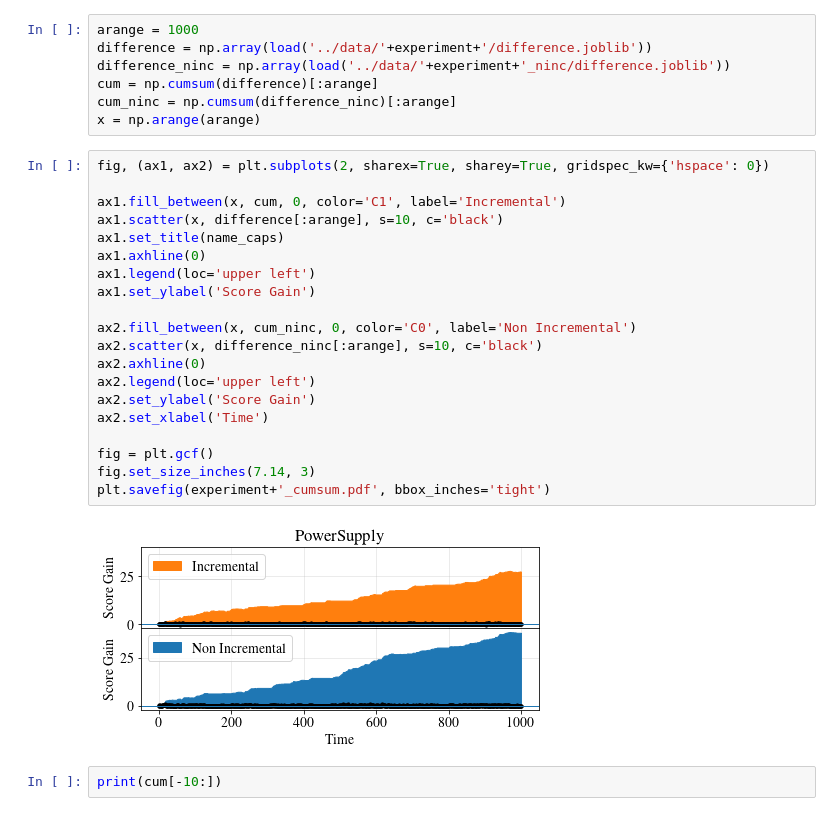
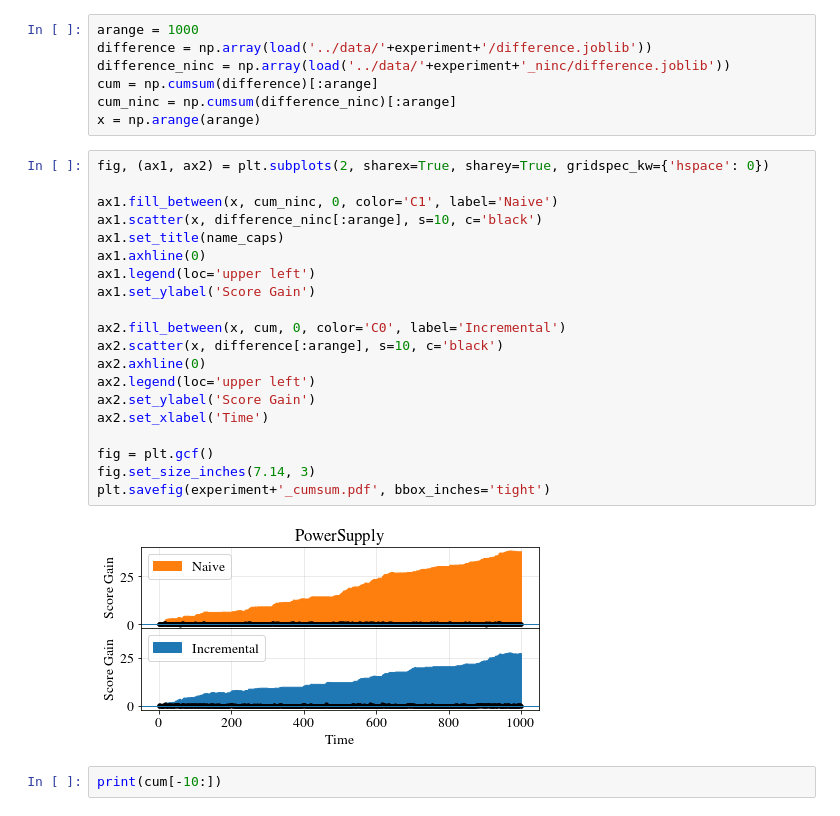
Before and after one commit to maffei2443/meta_experiments, a Jupyter notebook: notebooks/powersupply.ipynb, the cells around one changed output. Saved outputs shown, nothing was run; the diff lists cells and outputs as text.

```diff
--- a/notebooks/powersupply.ipynb
+++ b/notebooks/powersupply.ipynb
@@ -71,25 +99,25 @@ x = np.arange(arange)
 # %%
 fig, (ax1, ax2) = plt.subplots(2, sharex=True, sharey=True, gridspec_kw={'hspace': 0})
 
-ax1.fill_between(x, cum, 0, color='C1', label='Incremental')
-ax1.scatter(x, difference[:arange], s=10, c='black')
+ax1.fill_between(x, cum_ninc, 0, color='C1', label='Naive')
+ax1.scatter(x, difference_ninc[:arange], s=10, c='black')
 ax1.set_title(name_caps)
 ax1.axhline(0)
 ax1.legend(loc='upper left')
 ax1.set_ylabel('Score Gain')
 
-ax2.fill_between(x, cum_ninc, 0, color='C0', label='Non Incremental')
-ax2.scatter(x, difference_ninc[:arange], s=10, c='black')
+ax2.fill_between(x, cum, 0, color='C0', label='Incremental')
+ax2.scatter(x, difference[:arange], s=10, c='black')
 ax2.axhline(0)
 ax2.legend(loc='upper left')
 ax2.set_ylabel('Score Gain')
 ax2.set_xlabel('Time')
 
 fig = plt.gcf()
 fig.set_size_inches(7.14, 3)
 plt.savefig(experiment+'_cumsum.pdf', bbox_inches='tight')
 # %% [output]
-[figure, old version]
+[figure, new version]
 # %%
 print(cum[-10:])
 # %% [output]
```
Also changed, not shown: parts of 4 cells of this notebook, 9 other files.
